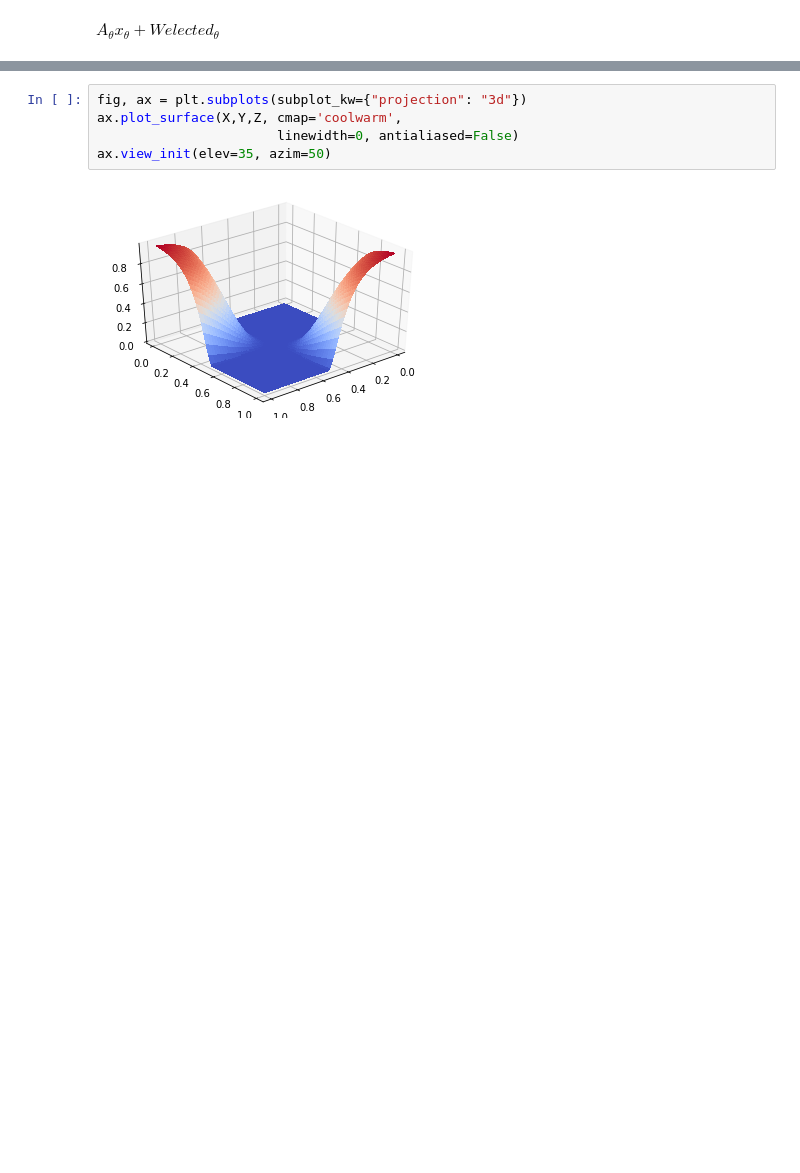
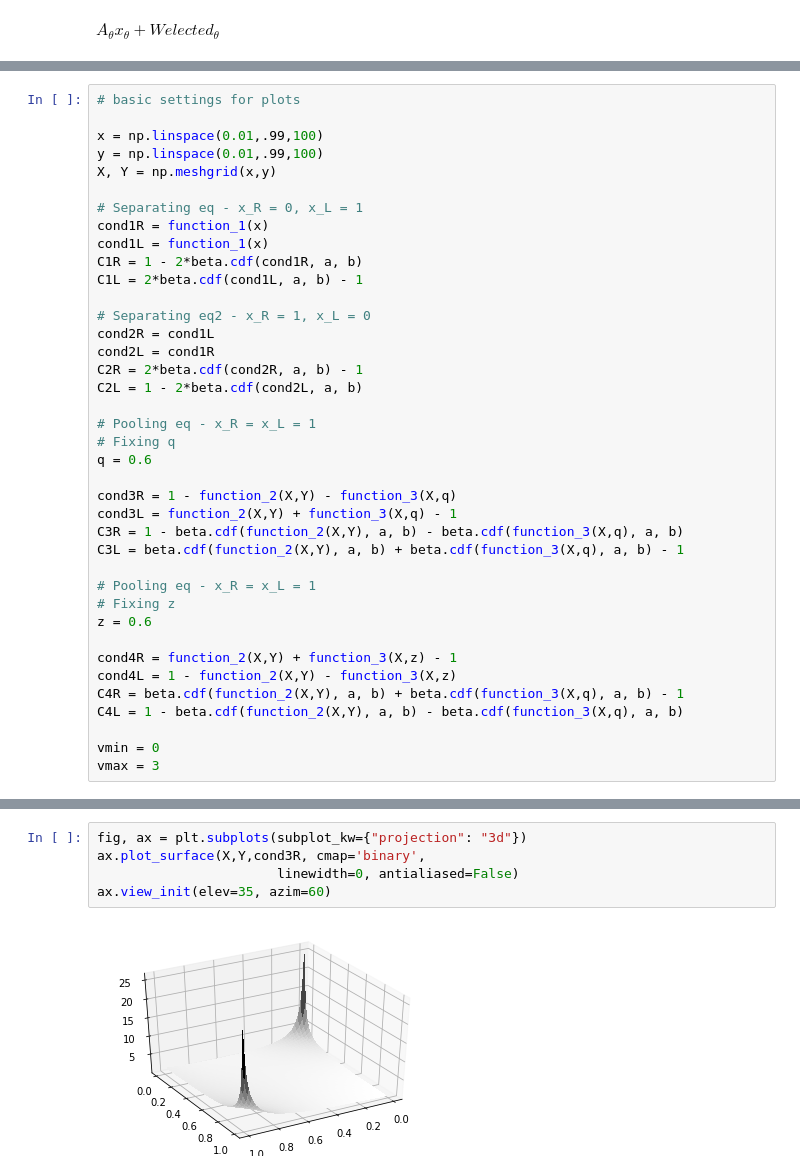
Before and after one commit to hssitja/PhD-Dissertation, a Jupyter notebook: Chapter3_model.ipynb, the cells around one changed output, grey strips where cells are left out. Saved outputs shown, nothing was run; the diff lists cells and outputs as text; blank space fills up the shorter version.

```diff
--- a/Chapter3_model.ipynb
+++ b/Chapter3_model.ipynb
@@ -176,0 +153,39 @@ Z = beta.cdf(function_2(X,Y), a, b)
+# %%
+# basic settings for plots
+
+x = np.linspace(0.01,.99,100)
+y = np.linspace(0.01,.99,100)
+X, Y = np.meshgrid(x,y)
+
+# Separating eq - x_R = 0, x_L = 1
+cond1R = function_1(x)
+cond1L = function_1(x)
+C1R = 1 - 2*beta.cdf(cond1R, a, b)
+C1L = 2*beta.cdf(cond1L, a, b) - 1
+
+# Separating eq2 - x_R = 1, x_L = 0
+cond2R = cond1L
+cond2L = cond1R
+C2R = 2*beta.cdf(cond2R, a, b) - 1
+C2L = 1 - 2*beta.cdf(cond2L, a, b)
+
+# Pooling eq - x_R = x_L = 1
+# Fixing q
+q = 0.6
+
+cond3R = 1 - function_2(X,Y) - function_3(X,q)
+cond3L = function_2(X,Y) + function_3(X,q) - 1
+C3R = 1 - beta.cdf(function_2(X,Y), a, b) - beta.cdf(function_3(X,q), a, b)
+C3L = beta.cdf(function_2(X,Y), a, b) + beta.cdf(function_3(X,q), a, b) - 1
+
+# Pooling eq - x_R = x_L = 1
+# Fixing z
+z = 0.6
+
+cond4R = function_2(X,Y) + function_3(X,z) - 1
+cond4L = 1 - function_2(X,Y) - function_3(X,z)
+C4R = beta.cdf(function_2(X,Y), a, b) + beta.cdf(function_3(X,q), a, b) - 1
+C4L = 1 - beta.cdf(function_2(X,Y), a, b) - beta.cdf(function_3(X,q), a, b)
+
+vmin = 0
+vmax = 3
@@ -199,7 +396,7 @@ plt.clabel(cs, fontsize=8)
 # %%
 fig, ax = plt.subplots(subplot_kw={"projection": "3d"})
-ax.plot_surface(X,Y,Z, cmap='coolwarm',
+ax.plot_surface(X,Y,cond3R, cmap='binary',
                        linewidth=0, antialiased=False)
-ax.view_init(elev=35, azim=50)
+ax.view_init(elev=35, azim=60)
 # %% [output]
-[figure, old version]
+[figure, new version]
```
Also changed, not shown: parts of 45 cells of this notebook.
